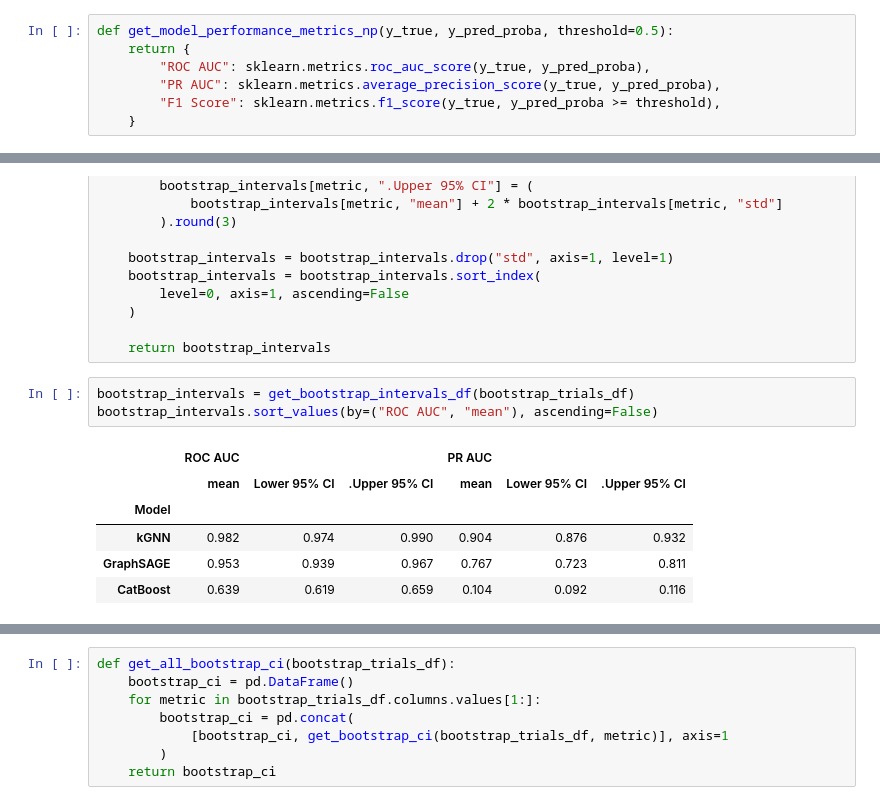
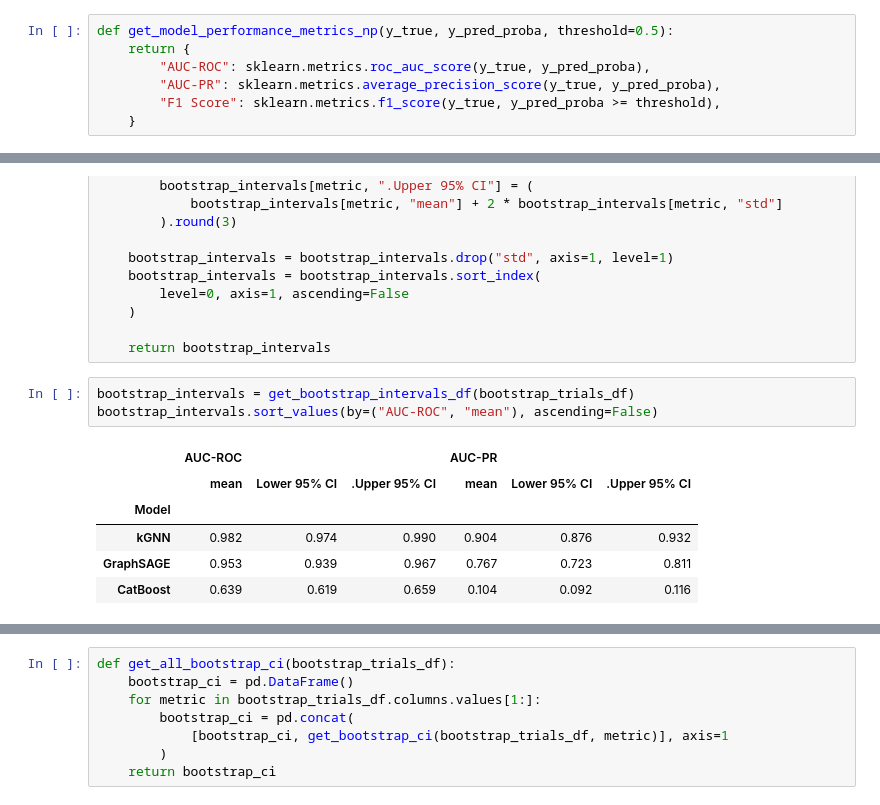
Before and after one commit to domvwt/msc-thesis, a Jupyter notebook: notebooks/17-full-evaluation.ipynb, the cells around one changed output, grey strips where cells are left out. Drawn from its saved outputs; the diff is of its cells as text.

```diff
--- a/notebooks/17-full-evaluation.ipynb
+++ b/notebooks/17-full-evaluation.ipynb
@@ -563,8 +563,8 @@ styled
 # %%
 def get_model_performance_metrics_np(y_true, y_pred_proba, threshold=0.5):
     return {
-        "ROC AUC": sklearn.metrics.roc_auc_score(y_true, y_pred_proba),
-        "PR AUC": sklearn.metrics.average_precision_score(y_true, y_pred_proba),
+        "AUC-ROC": sklearn.metrics.roc_auc_score(y_true, y_pred_proba),
+        "AUC-PR": sklearn.metrics.average_precision_score(y_true, y_pred_proba),
         "F1 Score": sklearn.metrics.f1_score(y_true, y_pred_proba >= threshold),
     }
 # %%
@@ -710,9 +710,9 @@ def get_bootstrap_intervals_df(bootstrap_trials_df):
     return bootstrap_intervals
 # %%
 bootstrap_intervals = get_bootstrap_intervals_df(bootstrap_trials_df)
-bootstrap_intervals.sort_values(by=("ROC AUC", "mean"), ascending=False)
+bootstrap_intervals.sort_values(by=("AUC-ROC", "mean"), ascending=False)
 # %% [output]
-|  | ROC AUC |  |  | PR AUC |  |  |
+|  | AUC-ROC |  |  | AUC-PR |  |  |
 |  | mean | Lower 95% CI | .Upper 95% CI | mean | Lower 95% CI | .Upper 95% CI |
 | Model |  |  |  |  |  |  |
 | kGNN | 0.982 | 0.974 | 0.990 | 0.904 | 0.876 | 0.932 |
```
Also changed, not shown: parts of 6 cells of this notebook, 14 other files.
